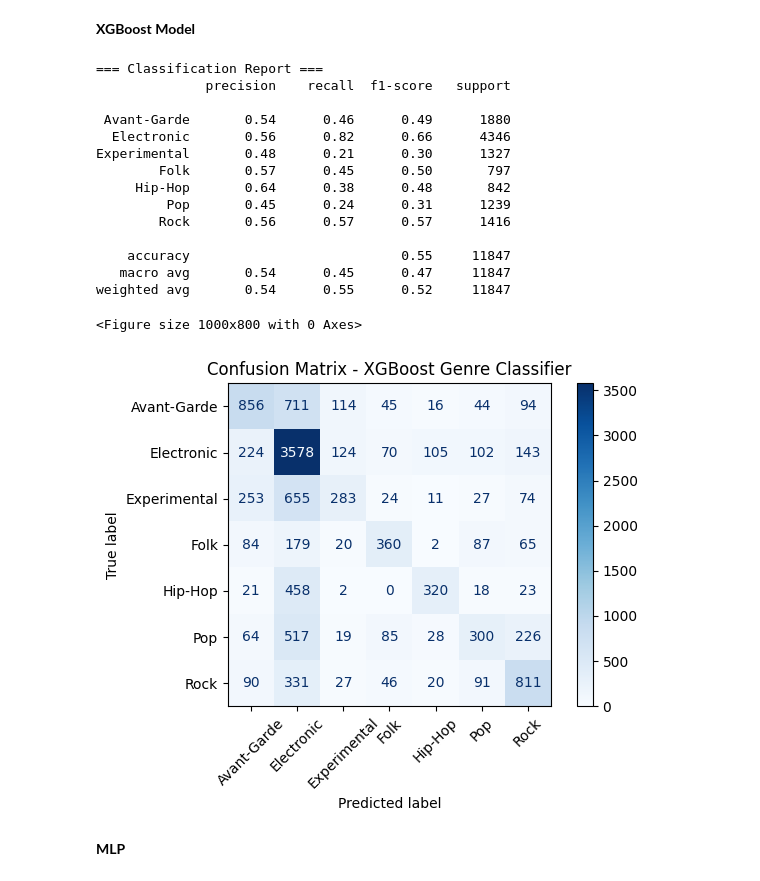
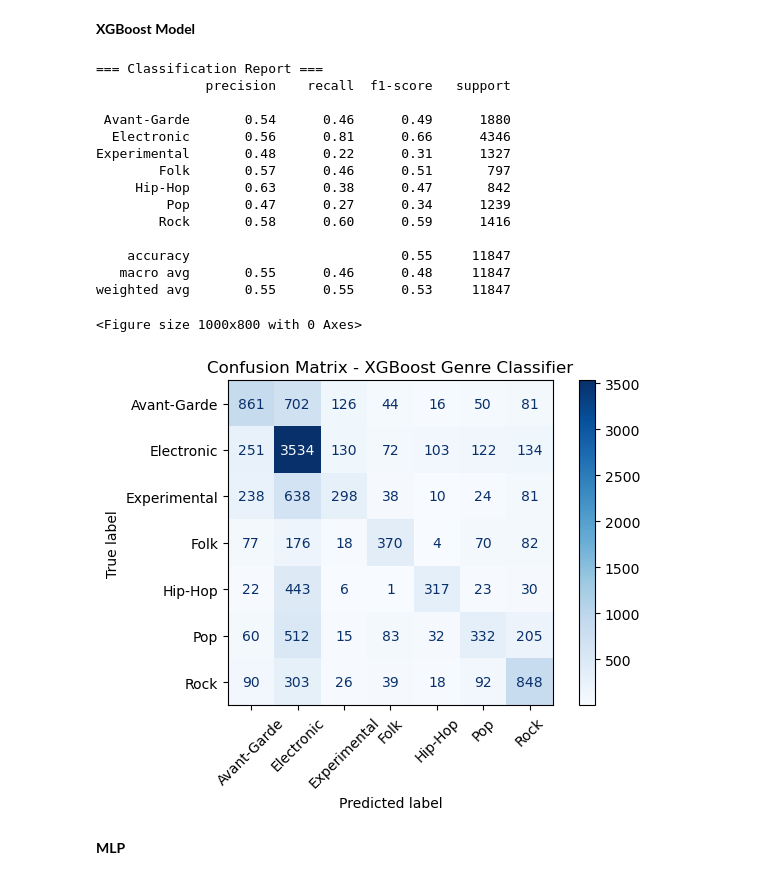
Before and after one commit to r43t/Machine_Learning_Final_Project, a Jupyter notebook: notebooks/genre_classification.ipynb, the cells around one changed output. Saved outputs shown, nothing was run; the diff lists cells and outputs as text; code cells hidden in the pictures.

```diff
--- a/notebooks/genre_classification.ipynb
+++ b/notebooks/genre_classification.ipynb
@@ -282,8 +211,9 @@ import os
 # Suppress warnings from XGBoost
 warnings.filterwarnings("ignore")
 
-# Load the final preprocessed data
-file_path = "C:/Users/retae/GitHub/Machine_Learning_Final_Project/data/processed/final.csv"
+# Load dataset
+base_dir = os.path.abspath(os.path.join(os.getcwd(), ".."))
+file_path = os.path.join(base_dir, "data", "processed", "final.csv")
 df = pd.read_csv(file_path)
 
 # Separate features and labels
@@ -311,7 +241,7 @@ xgb_clf = XGBClassifier(
     colsample_bytree=1,
     eval_metric='mlogloss',
     random_state=42,
-    tree_method='hist',
+    tree_method='gpu_hist',
     predictor='gpu_predictor'
 )
 xgb_clf.fit(X_train, y_train)
@@ -327,42 +257,42 @@ y_pred_labels = label_encoder.inverse_transform(y_pred)
 print("=== Classification Report ===")
 print(classification_report(y_test_labels, y_pred_labels))
 
 # Confusion matrix
 conf_matrix = confusion_matrix(y_test_labels, y_pred_labels, labels=label_encoder.classes_)
 disp = ConfusionMatrixDisplay(confusion_matrix=conf_matrix, display_labels=label_encoder.classes_)
 
 # Plot the confusion matrix
 plt.figure(figsize=(10, 8))
 disp.plot(xticks_rotation=45, cmap="Blues", values_format='d')
 plt.title("Confusion Matrix - XGBoost Genre Classifier")
 plt.tight_layout()
 plt.show()
 
 # save directory
 save_dir = os.path.join("..", "src", "models")
 os.makedirs(save_dir, exist_ok=True)
 # Save the trained model and labelencoder
 joblib.dump(xgb_clf, os.path.join(save_dir, "xgboost_model.pkl"))
 joblib.dump(label_encoder, os.path.join(save_dir, "xgb_label_encoder.pkl"))
 np.save(os.path.join(save_dir, "xgb_genre_classes.npy"), label_encoder.classes_)
 X_test.to_csv(os.path.join(save_dir, "xgb_X_test.csv"), index=False)
 # %% [output]
 === Classification Report ===
               precision    recall  f1-score   support
 
  Avant-Garde       0.54      0.46      0.49      1880
-  Electronic       0.56      0.82      0.66      4346
-Experimental       0.48      0.21      0.30      1327
-        Folk       0.57      0.45      0.50       797
-     Hip-Hop       0.64      0.38      0.48       842
-         Pop       0.45      0.24      0.31      1239
-        Rock       0.56      0.57      0.57      1416
+  Electronic       0.56      0.81      0.66      4346
+Experimental       0.48      0.22      0.31      1327
+        Folk       0.57      0.46      0.51       797
+     Hip-Hop       0.63      0.38      0.47       842
+         Pop       0.47      0.27      0.34      1239
+        Rock       0.58      0.60      0.59      1416
 
     accuracy                           0.55     11847
-   macro avg       0.54      0.45      0.47     11847
-weighted avg       0.54      0.55      0.52     11847
+   macro avg       0.55      0.46      0.48     11847
+weighted avg       0.55      0.55      0.53     11847
 <Figure size 1000x800 with 0 Axes>
-[figure, old version]
+[figure, new version]
 # %% [markdown]
 **MLP**
 # %%
```
Also changed, not shown: parts of 8 cells of this notebook.
